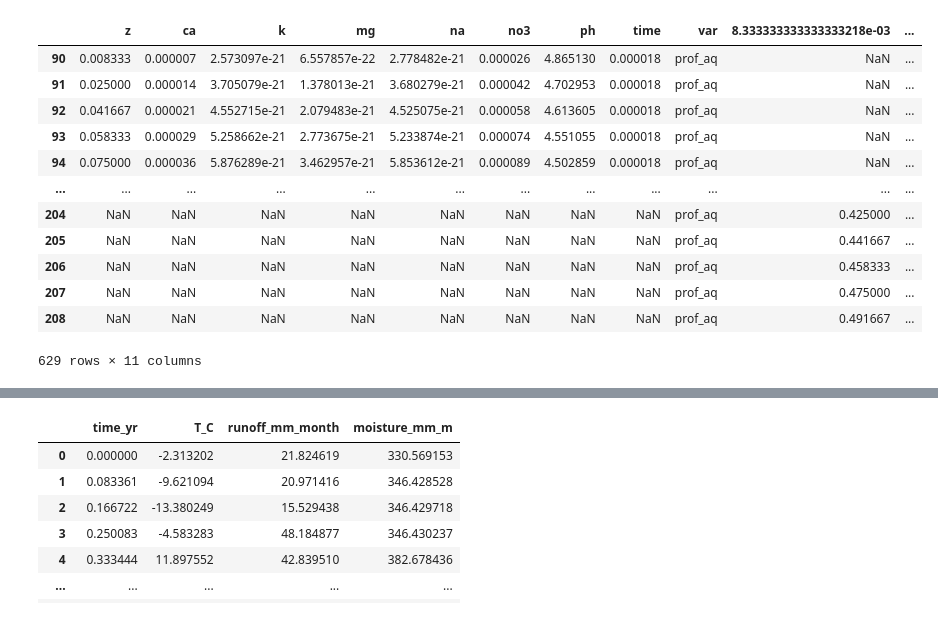
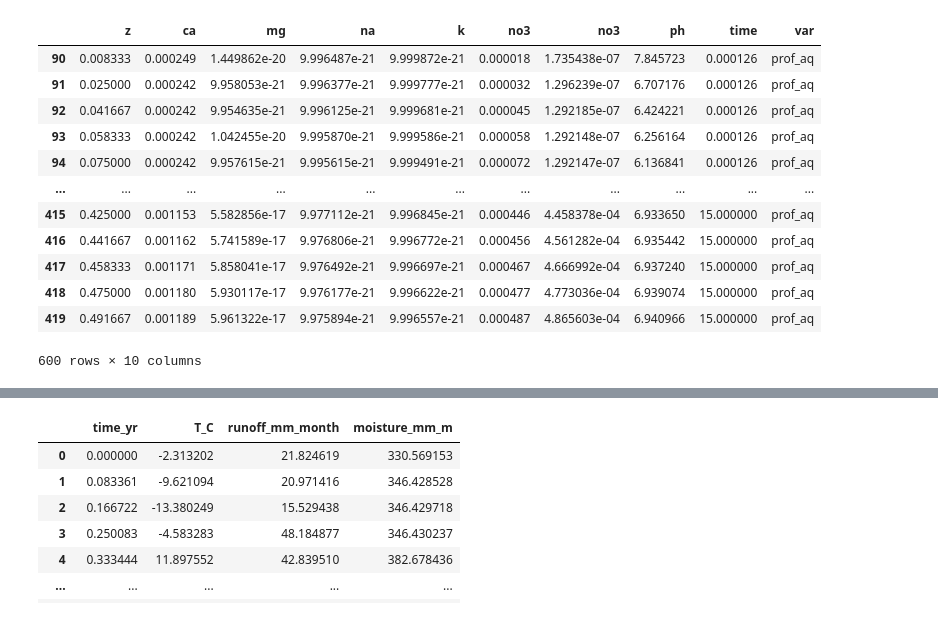
Before and after one commit to carbonplan/aglime-swap-cdr, a Jupyter notebook: scepter/process/scratch/singlerun_check.ipynb, the cells around one changed output, grey strips where cells are left out. Cells and saved outputs as stored; diff of their text form; code cells hidden in the pictures.

```diff
--- a/scepter/process/scratch/singlerun_check.ipynb
+++ b/scepter/process/scratch/singlerun_check.ipynb
@@ -8,7 +8,7 @@ import pandas as pd
 
 # ---
 thisrun = "liming_noFert_hist_tph7p1_site_311_1950-2020_startyear-4p0_iter-2_field"
-thisrun = "liming_noFert_hist_tph7p1_site_411_1950-2020_startyear-0_iter-0_field"
+thisrun = "lowfert_cc_311a_0p4_cc_field_tau15p0"
 outdir = "/home/tykukla/SCEPTER/scepter_output"
 # %%
 # --- FUNCTION to preprocess .txt files for consistent delimiters
@@ -51,48 +51,50 @@ flx_path, prof_path = os.path.join(results_path, "flx"), os.path.join(
 # define file name pattern
 fn_pref = ["prof_aq"]  #  ["prof_aq"] # ["prof_aq", "prof_sld(wt%)"]
 fn_ext = ".txt"
 
 # loop through variables
 df = pd.DataFrame()  # initialize empty df to store dat
 for var in fn_pref:
     # set pattern
     fn_pattern = f"{var}-*{fn_ext}"
     # get list of filenames
     file_paths = glob.glob(f"{prof_path}/{fn_pattern}")
     file_paths_numsOnly = [
         path for path in file_paths if re.search(r"\d", path.split("/")[-1])
     ]
     # filter edge case of "prof_aq-DIC-020.txt"
-    if "prof_aq-DIC-020.txt" in file_paths_numsOnly:
-        file_paths_numsOnly = file_paths_numsOnly.remove("prof-restart")
+    edgecase_path = os.path.join(results_path, 'prof', "prof_aq-DIC-020.txt")
+    if edgecase_path in file_paths_numsOnly:
+        #file_paths_numsOnly = file_paths_numsOnly.remove("prof-restart")
+        file_paths_numsOnly.remove(edgecase_path)
     # read in data and concatenate
     for file_path in file_paths_numsOnly:
         dfi = preprocess_txt(file_path)
         # apply pd.to_numeric to all columns using the "map" method
         dfi = dfi.map(pd.to_numeric)
         # add var
         dfi["var"] = var
         # combine
         df = pd.concat([df, dfi], ignore_index=True)
 
 
 # sort by time and depth
 df = df.sort_values(by=["var", "time", "z"])
 df
 # %% [output]
-|  | z | ca | k | mg | na | no3 | ph | time | var | 8.333333333333333218e-03 | ... |
-| 90 | 0.008333 | 0.000007 | 2.573097e-21 | 6.557857e-22 | 2.778482e-21 | 0.000026 | 4.865130 | 0.000018 | prof_aq | NaN | ... |
-| 91 | 0.025000 | 0.000014 | 3.705079e-21 | 1.378013e-21 | 3.680279e-21 | 0.000042 | 4.702953 | 0.000018 | prof_aq | NaN | ... |
-| 92 | 0.041667 | 0.000021 | 4.552715e-21 | 2.079483e-21 | 4.525075e-21 | 0.000058 | 4.613605 | 0.000018 | prof_aq | NaN | ... |
-| 93 | 0.058333 | 0.000029 | 5.258662e-21 | 2.773675e-21 | 5.233874e-21 | 0.000074 | 4.551055 | 0.000018 | prof_aq | NaN | ... |
-| 94 | 0.075000 | 0.000036 | 5.876289e-21 | 3.462957e-21 | 5.853612e-21 | 0.000089 | 4.502859 | 0.000018 | prof_aq | NaN | ... |
-| ... | ... | ... | ... | ... | ... | ... | ... | ... | ... | ... | ... |
-| 204 | NaN | NaN | NaN | NaN | NaN | NaN | NaN | NaN | prof_aq | 0.425000 | ... |
-| 205 | NaN | NaN | NaN | NaN | NaN | NaN | NaN | NaN | prof_aq | 0.441667 | ... |
-| 206 | NaN | NaN | NaN | NaN | NaN | NaN | NaN | NaN | prof_aq | 0.458333 | ... |
-| 207 | NaN | NaN | NaN | NaN | NaN | NaN | NaN | NaN | prof_aq | 0.475000 | ... |
-| 208 | NaN | NaN | NaN | NaN | NaN | NaN | NaN | NaN | prof_aq | 0.491667 | ... |
+|  | z | ca | mg | na | k | no3 | no3 | ph | time | var |
+| 90 | 0.008333 | 0.000249 | 1.449862e-20 | 9.996487e-21 | 9.999872e-21 | 0.000018 | 1.735438e-07 | 7.845723 | 0.000126 | prof_aq |
+| 91 | 0.025000 | 0.000242 | 9.958053e-21 | 9.996377e-21 | 9.999777e-21 | 0.000032 | 1.296239e-07 | 6.707176 | 0.000126 | prof_aq |
+| 92 | 0.041667 | 0.000242 | 9.954635e-21 | 9.996125e-21 | 9.999681e-21 | 0.000045 | 1.292185e-07 | 6.424221 | 0.000126 | prof_aq |
+| 93 | 0.058333 | 0.000242 | 1.042455e-20 | 9.995870e-21 | 9.999586e-21 | 0.000058 | 1.292148e-07 | 6.256164 | 0.000126 | prof_aq |
+| 94 | 0.075000 | 0.000242 | 9.957615e-21 | 9.995615e-21 | 9.999491e-21 | 0.000072 | 1.292147e-07 | 6.136841 | 0.000126 | prof_aq |
+| ... | ... | ... | ... | ... | ... | ... | ... | ... | ... | ... |
+| 415 | 0.425000 | 0.001153 | 5.582856e-17 | 9.977112e-21 | 9.996845e-21 | 0.000446 | 4.458378e-04 | 6.933650 | 15.000000 | prof_aq |
+| 416 | 0.441667 | 0.001162 | 5.741589e-17 | 9.976806e-21 | 9.996772e-21 | 0.000456 | 4.561282e-04 | 6.935442 | 15.000000 | prof_aq |
+| 417 | 0.458333 | 0.001171 | 5.858041e-17 | 9.976492e-21 | 9.996697e-21 | 0.000467 | 4.666992e-04 | 6.937240 | 15.000000 | prof_aq |
+| 418 | 0.475000 | 0.001180 | 5.930117e-17 | 9.976177e-21 | 9.996622e-21 | 0.000477 | 4.773036e-04 | 6.939074 | 15.000000 | prof_aq |
+| 419 | 0.491667 | 0.001189 | 5.961322e-17 | 9.975894e-21 | 9.996557e-21 | 0.000487 | 4.865603e-04 | 6.940966 | 15.000000 | prof_aq |
-629 rows × 11 columns
+600 rows × 10 columns
 # %%
 # --- plot depth profile of calcite through time
 dfx = df[df["var"] == "prof_aq"]
```
Also changed, not shown: parts of 1 cell of this notebook, 14 other files.
